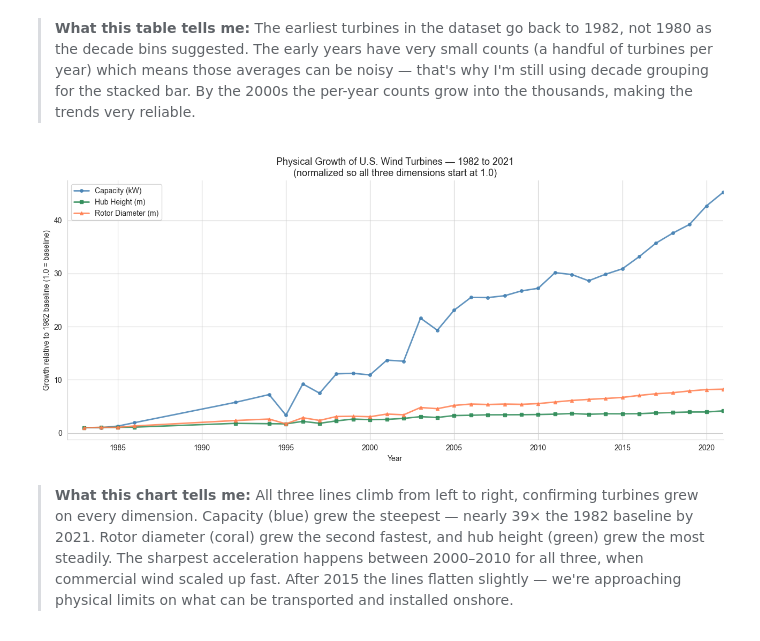
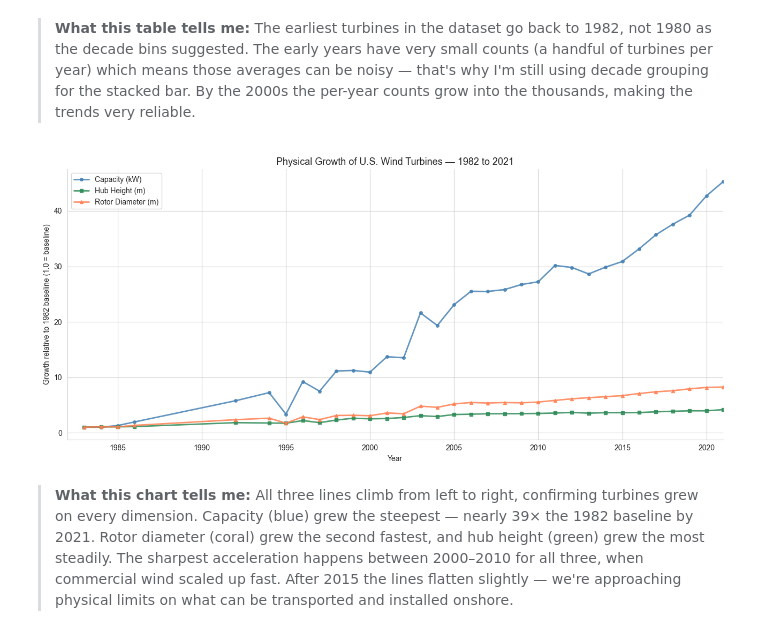
Before and after one commit to zalmutawa/wind-turbines-eda, a Jupyter notebook: code/03_EDA.ipynb, the cells around one changed output. Drawn from its saved outputs; the diff is of its cells as text; code cells hidden in the pictures.

```diff
--- a/code/03_EDA.ipynb
+++ b/code/03_EDA.ipynb
@@ -27,10 +27,6 @@ warnings.filterwarnings('ignore')
 import seaborn as sns
 sns.set_style("whitegrid")
 
-plt.rcParams['figure.figsize'] = (11, 5)
-plt.rcParams['axes.spines.top']   = False
-plt.rcParams['axes.spines.right'] = False
-
 # load the clean dataset produced by notebook 02
 df = pd.read_csv("../data/cleaned/wind_turbines_clean.csv")
 
@@ -38,7 +34,7 @@ df = pd.read_csv("../data/cleaned/wind_turbines_clean.csv")
 df_wind  = pd.read_csv("../data/original/windiest-states-in-the-us.-2025.csv", encoding="latin1")
 df_rates = pd.read_csv("../data/original/average_electricity_rates.csv", encoding="latin1")
 
-# convenience — top 5 manufacturers from the last decade
+# convenience top 5 manufacturers from the last decade
 TOP5 = ['GE Wind', 'Vestas', 'Siemens', 'Nordex', 'Gamesa']
 
 print(f"dataset loaded: {df.shape[0]:,} rows  |  years: {int(df['p_year'].min())}–{int(df['p_year'].max())}")
@@ -90,31 +86,31 @@ total year-groups: 38
 # %%
 # --- 1b. normalized line chart: all 3 physical dimensions 1982–2021 ---
 
 fig, ax = plt.subplots(figsize=(13, 6))
 
 yr_clean = yr.dropna(subset=['avg_cap','avg_hh','avg_rd'])
 
 # normalize to first year so we can compare growth rates on the same axis
 base_cap = yr_clean['avg_cap'].iloc[0]
 base_hh  = yr_clean['avg_hh'].iloc[0]
 base_rd  = yr_clean['avg_rd'].iloc[0]
 
 ax.plot(yr_clean['p_year'], yr_clean['avg_cap']/base_cap, 'o-',
         color='steelblue', lw=2, ms=4, label='Capacity (kW)', alpha=0.85)
 ax.plot(yr_clean['p_year'], yr_clean['avg_hh']/base_hh,   's-',
         color='seagreen',  lw=2, ms=4, label='Hub Height (m)',  alpha=0.85)
 ax.plot(yr_clean['p_year'], yr_clean['avg_rd']/base_rd,   '^-',
         color='coral',     lw=2, ms=4, label='Rotor Diameter (m)', alpha=0.85)
 
 ax.set_xlabel("Year")
 ax.set_ylabel("Growth relative to 1982 baseline (1.0 = baseline)")
-ax.set_title("Physical Growth of U.S. Wind Turbines — 1982 to 2021\n(normalized so all three dimensions start at 1.0)", fontsize=13)
+ax.set_title("Physical Growth of U.S. Wind Turbines — 1982 to 2021", fontsize=13)
 ax.legend()
 ax.set_xlim(1982, 2021)
 plt.tight_layout()
 plt.show()
 # %% [output]
-[figure, old version]
+[figure, new version]
 # %% [markdown]
 > **What this chart tells me:**
 > All three lines climb from left to right, confirming turbines grew on every dimension.
```
Also changed, not shown: parts of 4 cells of this notebook, 1 other file.
